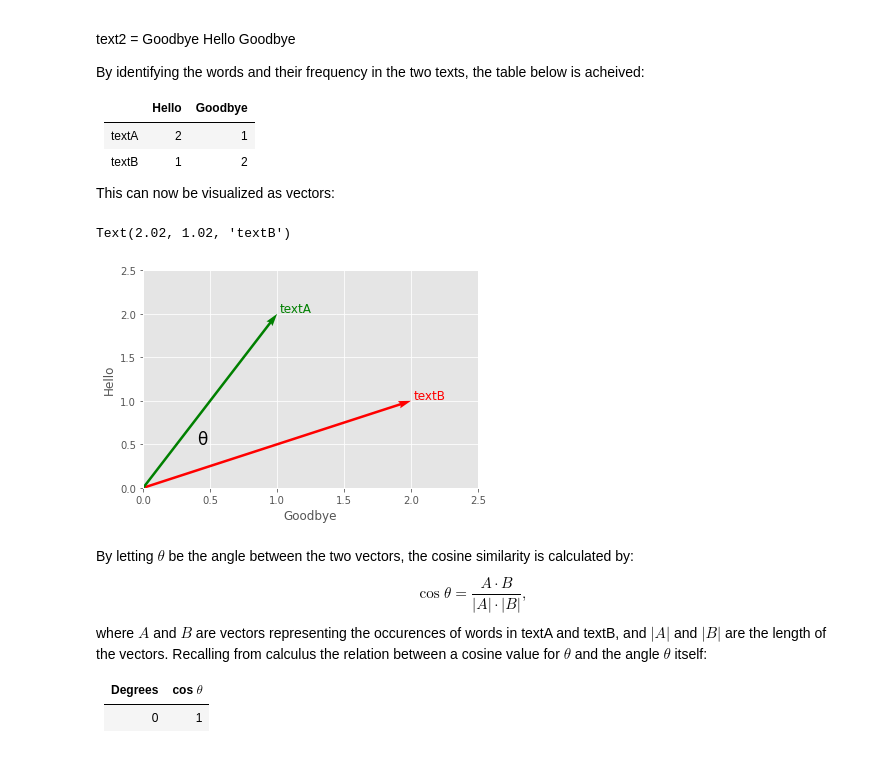
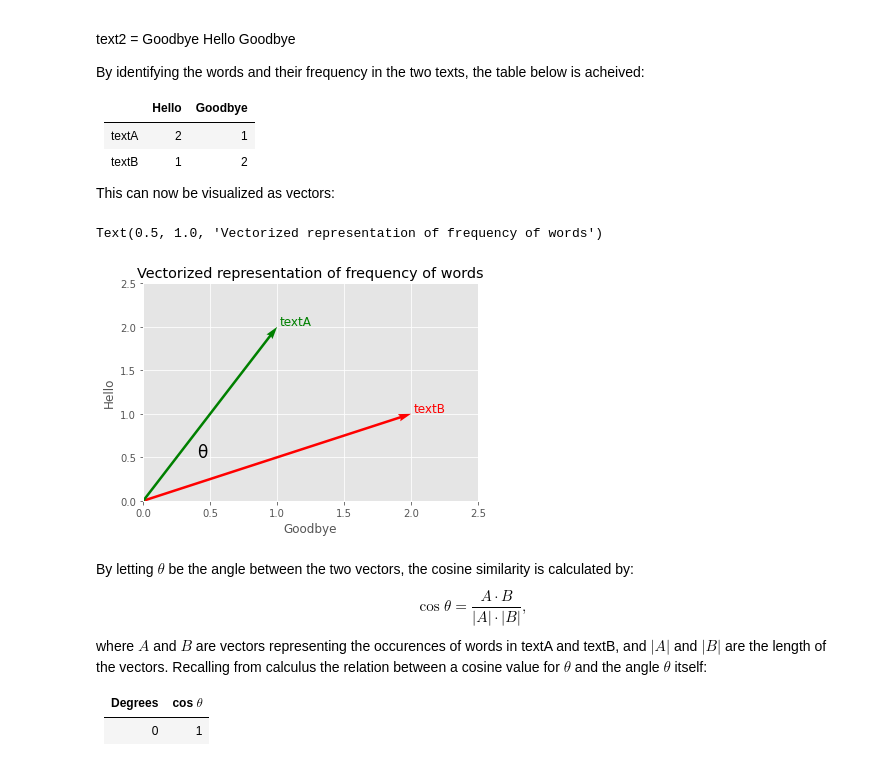
Before and after one commit to aSkailand/dat540-netflix_catalogue, a Jupyter notebook: src/movie_recommendations.ipynb, the cells around one changed output. Drawn from its saved outputs; the diff is of its cells as text; code cells hidden in the pictures.

```diff
--- a/src/movie_recommendations.ipynb
+++ b/src/movie_recommendations.ipynb
@@ -42,21 +42,22 @@ This can now be visualized as vectors:
 # %%
 import matplotlib.pyplot as plt
 plt.style.use("ggplot")
 text1_occurences = [2,1]
 text2_occurences = [1,2]
 vectors = np.array([text1_occurences,text2_occurences])
 origin = np.array([[0, 0],[0,0]])
 plt.quiver(*origin,vectors[:,0],vectors[:,1],color=["r","g"],angles="xy",scale_units="xy",scale=1)
 plt.xlim(0,2.5)
 plt.ylim(0,2.5)
 plt.xlabel("Goodbye")
 plt.ylabel("Hello")
 plt.text(0.4,0.5,"\u03B8",fontsize=17)
 plt.text(1.02,2.02,"textA",fontsize=12,color="g")
 plt.text(2.02,1.02,"textB",fontsize=12,color="r")
+plt.title("Vectorized representation of frequency of words")
 # %% [output]
-Text(2.02, 1.02, 'textB')
+Text(0.5, 1.0, 'Vectorized representation of frequency of words')
-[figure, old version]
+[figure, new version]
 # %% [markdown]
 By letting $\theta$ be the angle between the two vectors, the cosine similarity  is calculated by:
 \begin{equation}
```
Also changed, not shown: 2 other files.
